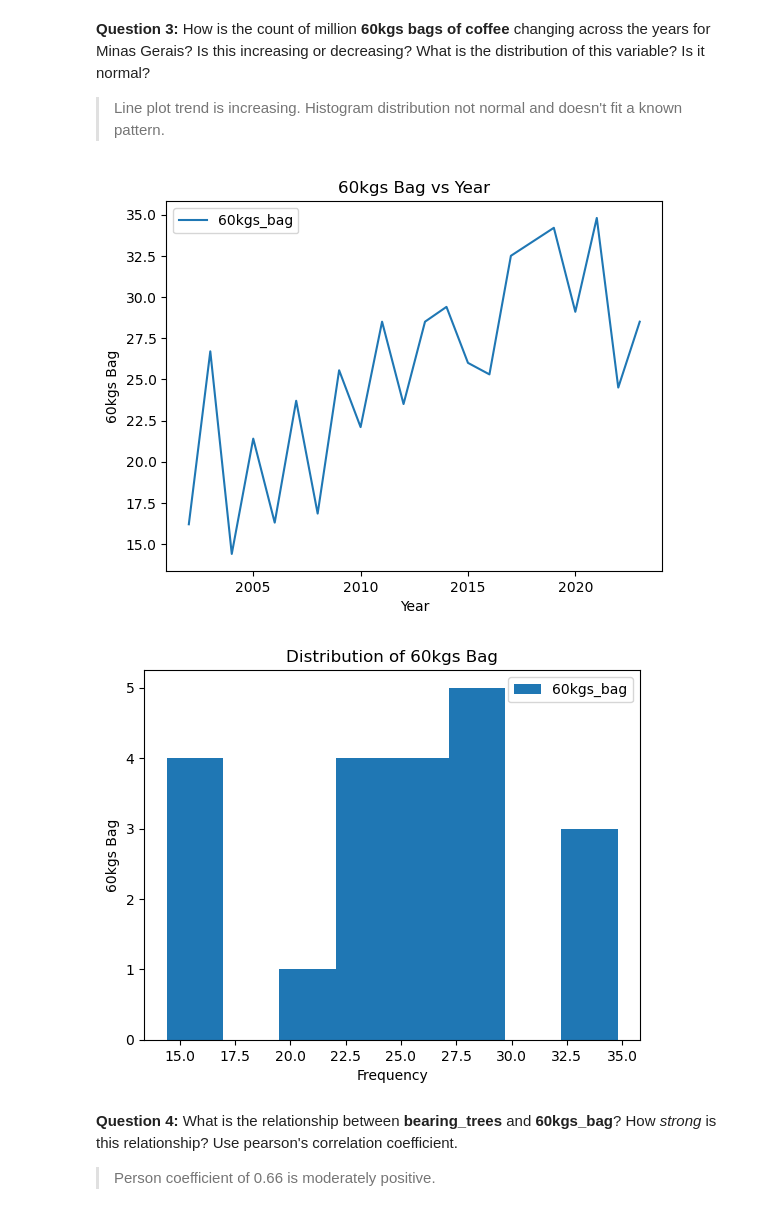
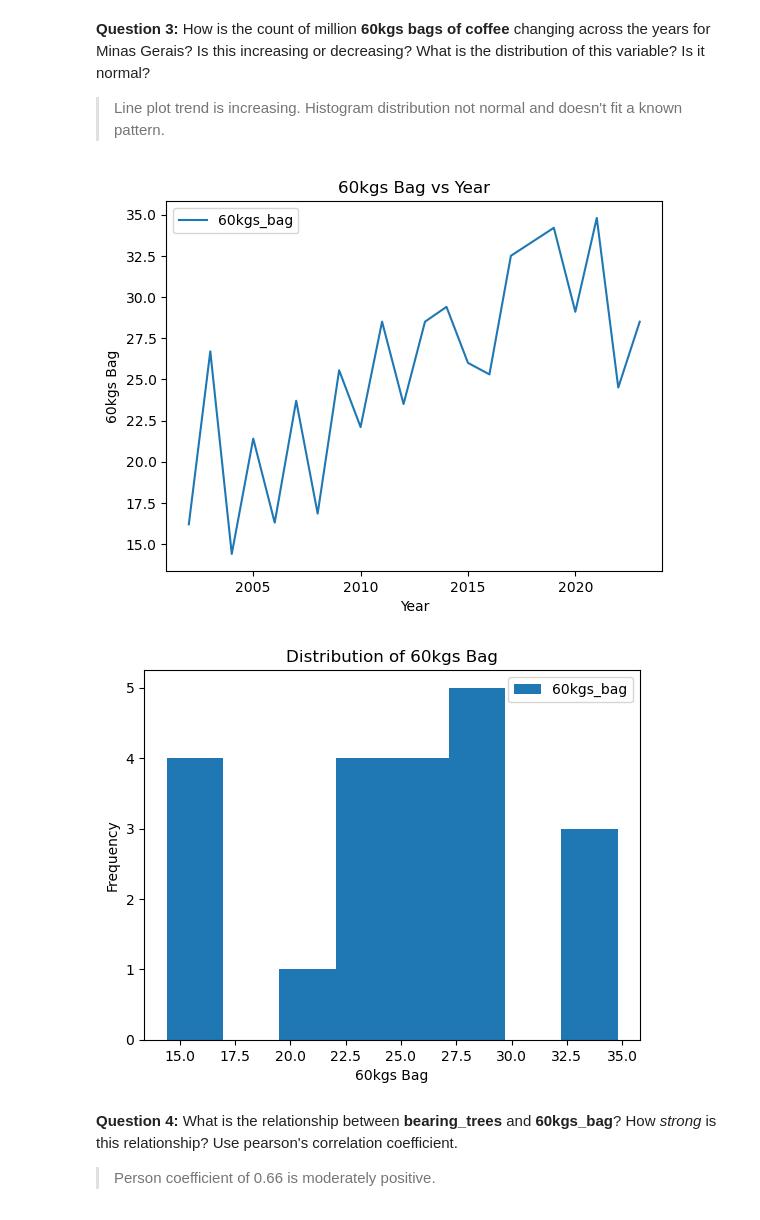
Before and after one commit to barronbytes/Learning-to-Code, a Jupyter notebook: Data-Science/EDA/Weather Analysis/notebooks/explore_coffee.ipynb, the cells around one changed output. Saved outputs shown, nothing was run; the diff lists cells and outputs as text; code cells hidden in the pictures.

```diff
--- a/Data-Science/EDA/Weather Analysis/notebooks/explore_coffee.ipynb
+++ b/Data-Science/EDA/Weather Analysis/notebooks/explore_coffee.ipynb
@@ -113,18 +113,18 @@ plt.show()
 # %%
 coffee_mg.plot(kind="line", x="year", y="60kgs_bag")
 plt.xlabel("Year")
 plt.ylabel("60kgs Bag")
 plt.title("60kgs Bag vs Year")
 plt.show()
 
-coffee_mg.plot(kind="hist", x="year", y="60kgs_bag", bins=8)
-plt.xlabel("Frequency")
-plt.ylabel("60kgs Bag")
+coffee_mg.plot(kind="hist", y="60kgs_bag", bins=8)
+plt.xlabel("60kgs Bag")
+plt.ylabel("Frequency")
 plt.title("Distribution of 60kgs Bag")
 plt.show()
 # %% [output]
 [figure]
-[figure, old version]
+[figure, new version]
 # %% [markdown]
 **Question 4:** What is the relationship between **bearing_trees** and **60kgs_bag**? How *strong* is this relationship? Use pearson's correlation coefficient.
 
```
Also changed, not shown: parts of 2 cells of this notebook.
